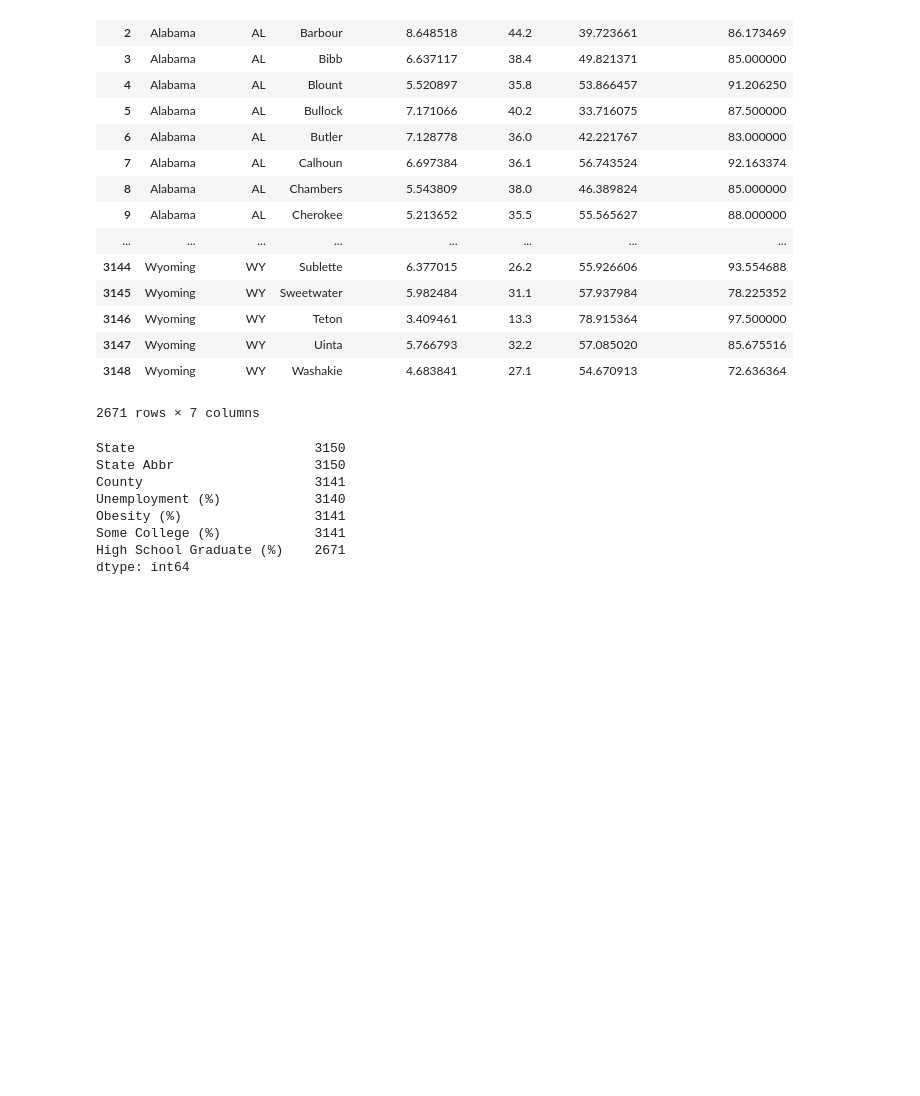
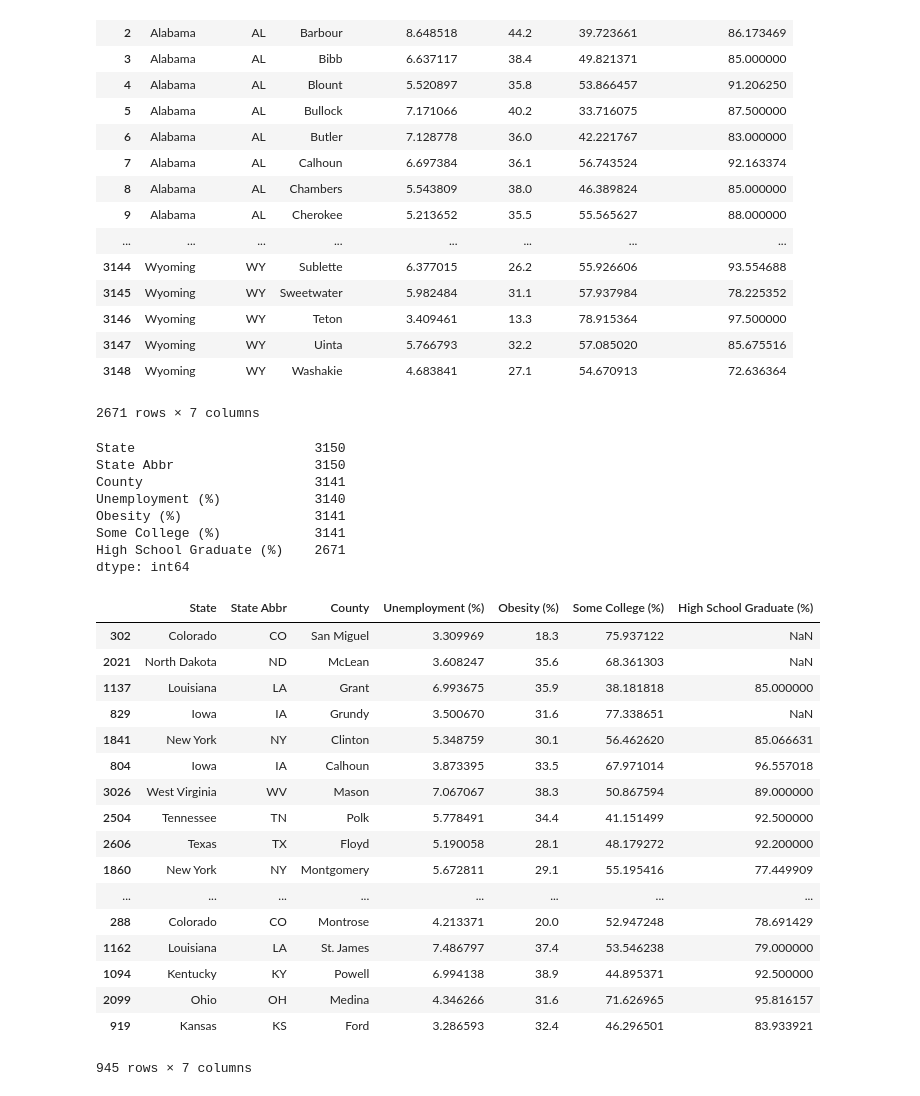
Before and after one commit to emilou1981/Group_Project_1, a Jupyter notebook: US County Obesity and Possible Linkages-Emily-Copy1.ipynb, the cells around one changed output. Saved outputs shown, nothing was run; the diff lists cells and outputs as text; code cells hidden in the pictures; blank space fills up the shorter version.

Commit message:
Add sampling of population

```diff
--- a/US County Obesity and Possible Linkages-Emily-Copy1.ipynb
+++ b/US County Obesity and Possible Linkages-Emily-Copy1.ipynb
@@ -132,3 +132,26 @@ Obesity (%)                 3141
 Some College (%)            3141
 High School Graduate (%)    2671
 dtype: int64
+# %%
+#Get sample of 25% of population
+sample = formatted_df.sample(frac =.30)
+sample
+# %% [output]
+|  | State | State Abbr | County | Unemployment (%) | Obesity (%) | Some College (%) | High School Graduate (%) |
+| 302 | Colorado | CO | San Miguel | 3.309969 | 18.3 | 75.937122 | NaN |
+| 2021 | North Dakota | ND | McLean | 3.608247 | 35.6 | 68.361303 | NaN |
+| 1137 | Louisiana | LA | Grant | 6.993675 | 35.9 | 38.181818 | 85.000000 |
+| 829 | Iowa | IA | Grundy | 3.500670 | 31.6 | 77.338651 | NaN |
+| 1841 | New York | NY | Clinton | 5.348759 | 30.1 | 56.462620 | 85.066631 |
+| 804 | Iowa | IA | Calhoun | 3.873395 | 33.5 | 67.971014 | 96.557018 |
+| 3026 | West Virginia | WV | Mason | 7.067067 | 38.3 | 50.867594 | 89.000000 |
+| 2504 | Tennessee | TN | Polk | 5.778491 | 34.4 | 41.151499 | 92.500000 |
+| 2606 | Texas | TX | Floyd | 5.190058 | 28.1 | 48.179272 | 92.200000 |
+| 1860 | New York | NY | Montgomery | 5.672811 | 29.1 | 55.195416 | 77.449909 |
+| ... | ... | ... | ... | ... | ... | ... | ... |
+| 288 | Colorado | CO | Montrose | 4.213371 | 20.0 | 52.947248 | 78.691429 |
+| 1162 | Louisiana | LA | St. James | 7.486797 | 37.4 | 53.546238 | 79.000000 |
+| 1094 | Kentucky | KY | Powell | 6.994138 | 38.9 | 44.895371 | 92.500000 |
+| 2099 | Ohio | OH | Medina | 4.346266 | 31.6 | 71.626965 | 95.816157 |
+| 919 | Kansas | KS | Ford | 3.286593 | 32.4 | 46.296501 | 83.933921 |
+945 rows × 7 columns
```
